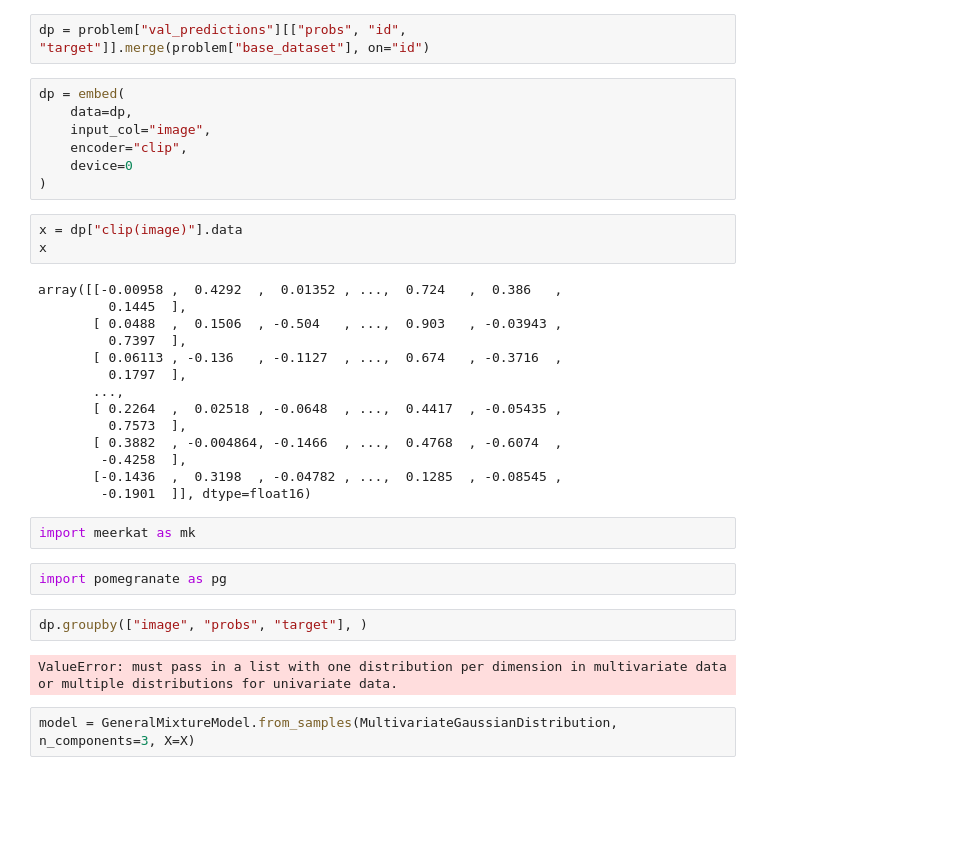
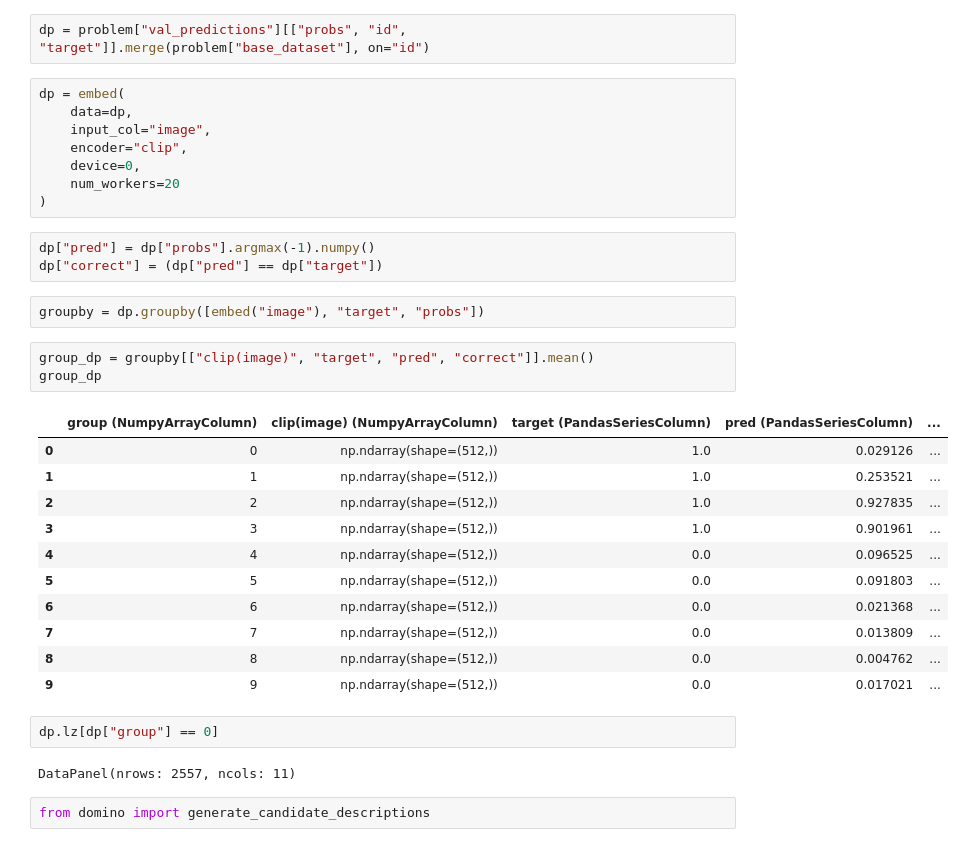
Before and after one commit to HazyResearch/clever-meerkat, a Jupyter notebook: meerkat/clever/sabri/Untitled.ipynb, the cells around one changed output. Cells and saved outputs as stored; diff of their text form; blank space fills up the shorter version.

```diff
--- a/meerkat/clever/sabri/Untitled.ipynb
+++ b/meerkat/clever/sabri/Untitled.ipynb
@@ -32,32 +39,32 @@ dp = embed(
     data=dp,
     input_col="image",
     encoder="clip",
-    device=0
+    device=0,
+    num_workers=20
 )
-# %%
-x = dp["clip(image)"].data
-x
-# %% [output]
-array([[-0.00958 ,  0.4292  ,  0.01352 , ...,  0.724   ,  0.386   ,
-         0.1445  ],
-       [ 0.0488  ,  0.1506  , -0.504   , ...,  0.903   , -0.03943 ,
-         0.7397  ],
-       [ 0.06113 , -0.136   , -0.1127  , ...,  0.674   , -0.3716  ,
-         0.1797  ],
-       ...,
-       [ 0.2264  ,  0.02518 , -0.0648  , ...,  0.4417  , -0.05435 ,
-         0.7573  ],
-       [ 0.3882  , -0.004864, -0.1466  , ...,  0.4768  , -0.6074  ,
-        -0.4258  ],
-       [-0.1436  ,  0.3198  , -0.04782 , ...,  0.1285  , -0.08545 ,
-        -0.1901  ]], dtype=float16)
-# %%
-import meerkat as mk
-# %%
-import pomegranate as pg
+# %%
+dp["pred"] = dp["probs"].argmax(-1).numpy()
+dp["correct"] = (dp["pred"] == dp["target"])
 # %%
-dp.groupby(["image", "probs", "target"], )
+groupby = dp.groupby([embed("image"), "target", "probs"])
-# %% [output]
-ValueError: must pass in a list with one distribution per dimension in multivariate data or multiple distributions for univariate data.
+# %%
+group_dp = groupby[["clip(image)", "target", "pred", "correct"]].mean()
+group_dp
+# %% [output]
+|  | group (NumpyArrayColumn) | clip(image) (NumpyArrayColumn) | target (PandasSeriesColumn) | pred (PandasSeriesColumn) | ... |
+| 0 | 0 | np.ndarray(shape=(512,)) | 1.0 | 0.029126 | ... |
+| 1 | 1 | np.ndarray(shape=(512,)) | 1.0 | 0.253521 | ... |
+| 2 | 2 | np.ndarray(shape=(512,)) | 1.0 | 0.927835 | ... |
+| 3 | 3 | np.ndarray(shape=(512,)) | 1.0 | 0.901961 | ... |
+| 4 | 4 | np.ndarray(shape=(512,)) | 0.0 | 0.096525 | ... |
+| 5 | 5 | np.ndarray(shape=(512,)) | 0.0 | 0.091803 | ... |
+| 6 | 6 | np.ndarray(shape=(512,)) | 0.0 | 0.021368 | ... |
+| 7 | 7 | np.ndarray(shape=(512,)) | 0.0 | 0.013809 | ... |
+| 8 | 8 | np.ndarray(shape=(512,)) | 0.0 | 0.004762 | ... |
+| 9 | 9 | np.ndarray(shape=(512,)) | 0.0 | 0.017021 | ... |
 # %%
-model = GeneralMixtureModel.from_samples(MultivariateGaussianDistribution, n_components=3, X=X)
+dp.lz[dp["group"] == 0]
+# %% [output]
+DataPanel(nrows: 2557, ncols: 11)
+# %%
+from domino import generate_candidate_descriptions
```
Also changed, not shown: parts of 11 cells of this notebook, 4 other files.
